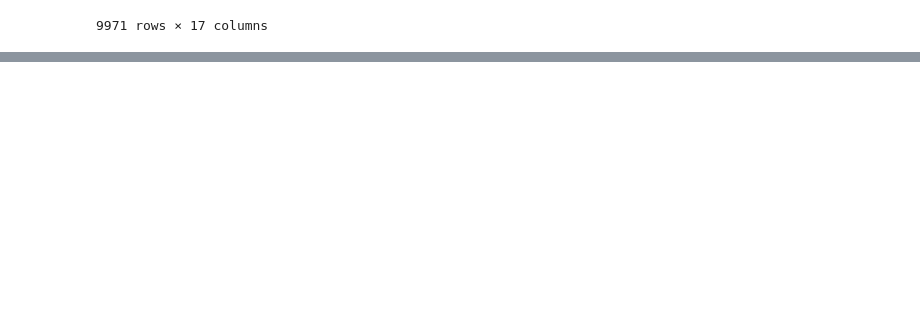
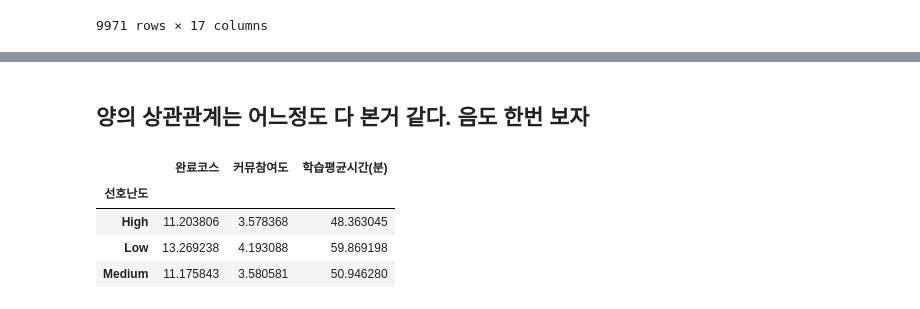
Before and after one commit to mooooooooooooooooooooooon/wassup, a Jupyter notebook: mini_project/DA_Mini_Project_240102.ipynb, the cells around one changed output, grey strips where cells are left out. Saved outputs shown, nothing was run; the diff lists cells and outputs as text; code cells hidden in the pictures; blank space fills up the shorter version.

```diff
--- a/mini_project/DA_Mini_Project_240102.ipynb
+++ b/mini_project/DA_Mini_Project_240102.ipynb
@@ -761,0 +862,11 @@ sns.heatmap(df1_pivot, annot = True, cmap = 'Reds')
+# %% [markdown]
+## 양의 상관관계는 어느정도 다 본거 같다. 음도 한번 보자
+# %%
+df_pivot = df.pivot_table(index = ['선호난도'], values = ['학습평균시간(분)', '완료코스', '커뮤참여도'], aggfunc = 'mean')
+df_pivot
+# %% [output]
+|  | 완료코스 | 커뮤참여도 | 학습평균시간(분) |
+| 선호난도 |  |  |  |
+| High | 11.203806 | 3.578368 | 48.363045 |
+| Low | 13.269238 | 4.193088 | 59.869198 |
+| Medium | 11.175843 | 3.580581 | 50.946280 |
```
Also changed, not shown: parts of 22 cells of this notebook.
